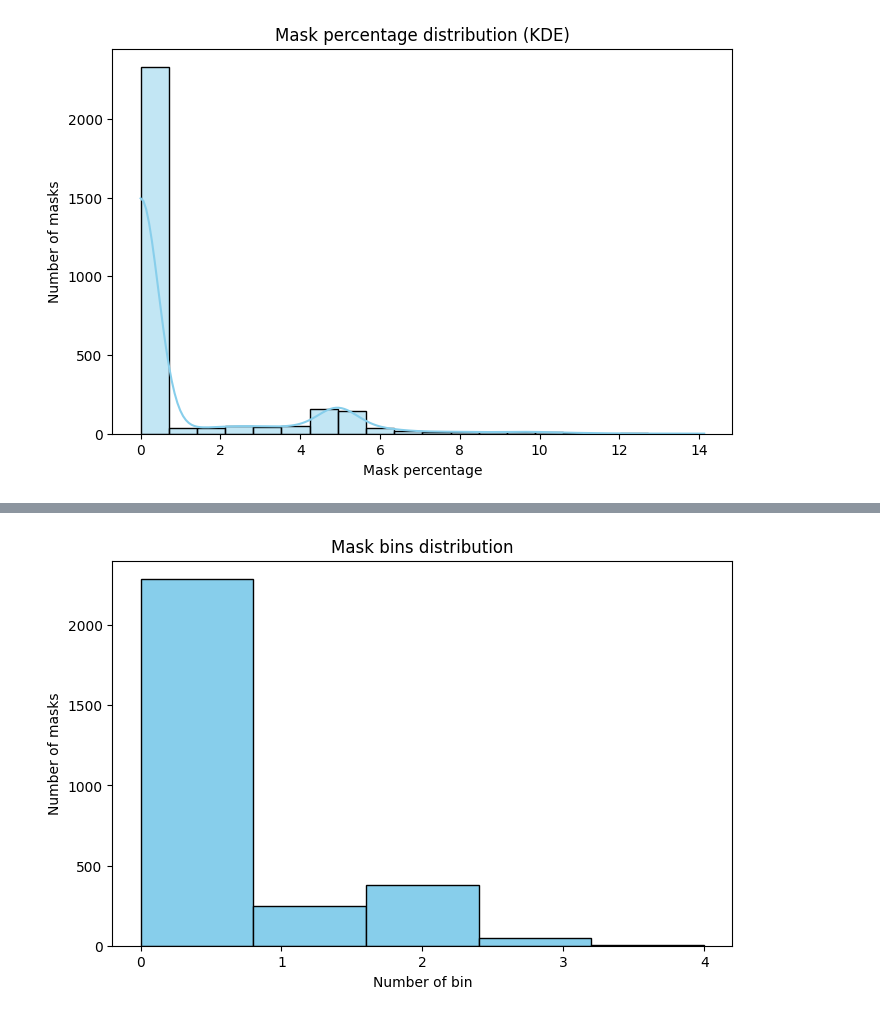
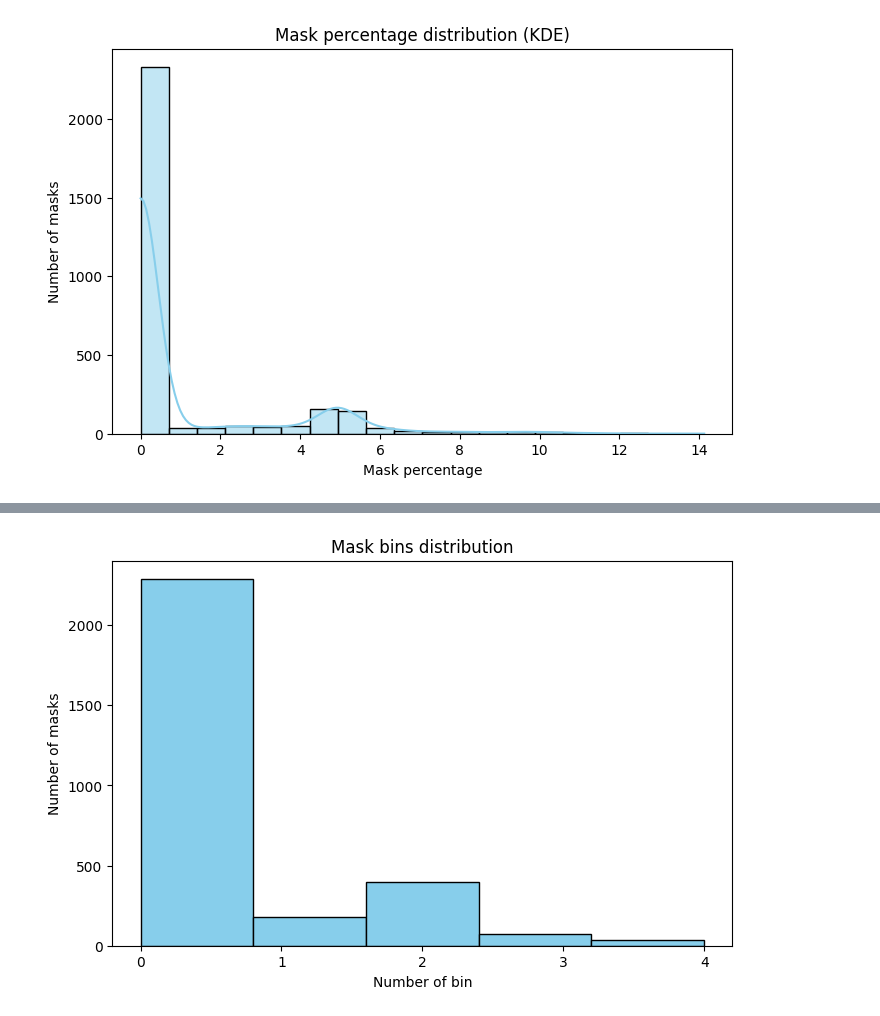
Before and after one commit to Cr1msonEdge/Drainage-detection-topography, a Jupyter notebook: dataset_distribution.ipynb, the cells around one changed output, grey strips where cells are left out. Cells and saved outputs as stored; diff of their text form; code cells hidden in the pictures.

```diff
--- a/dataset_distribution.ipynb
+++ b/dataset_distribution.ipynb
@@ -38,13 +60,13 @@ plt.show()
 # %%
-mask_bins = [get_bin(i) for i in mask_patches]
+mask_bins = [get_bin(i, max_bins=5, top_bin_percentage=10) for i in mask_patches]
 
 plt.figure(figsize=(8, 5))
 plt.xticks([0, 1, 2, 3, 4, 5])
 
 plt.hist(mask_bins, bins=5, color='skyblue', edgecolor='black')
 plt.title('Mask bins distribution')
 plt.xlabel('Number of bin')
 plt.ylabel('Number of masks')
 plt.show()
 # %% [output]
-[figure, old version]
+[figure, new version]
```
Also changed, not shown: parts of 1 cell of this notebook, 2 other files.
